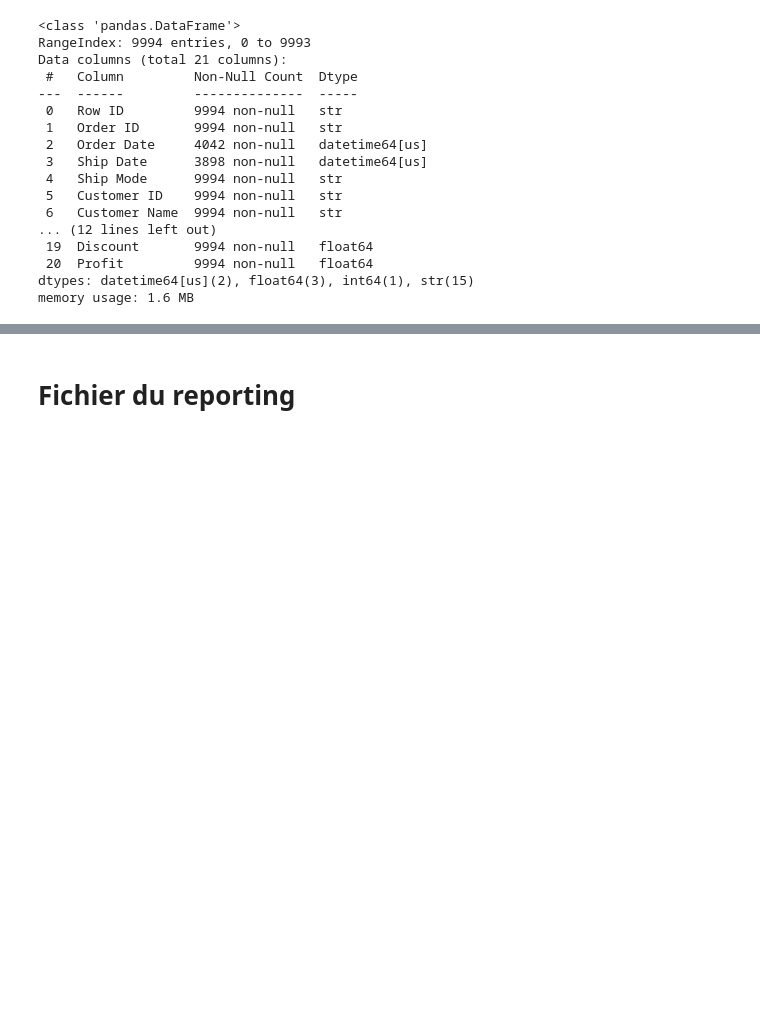
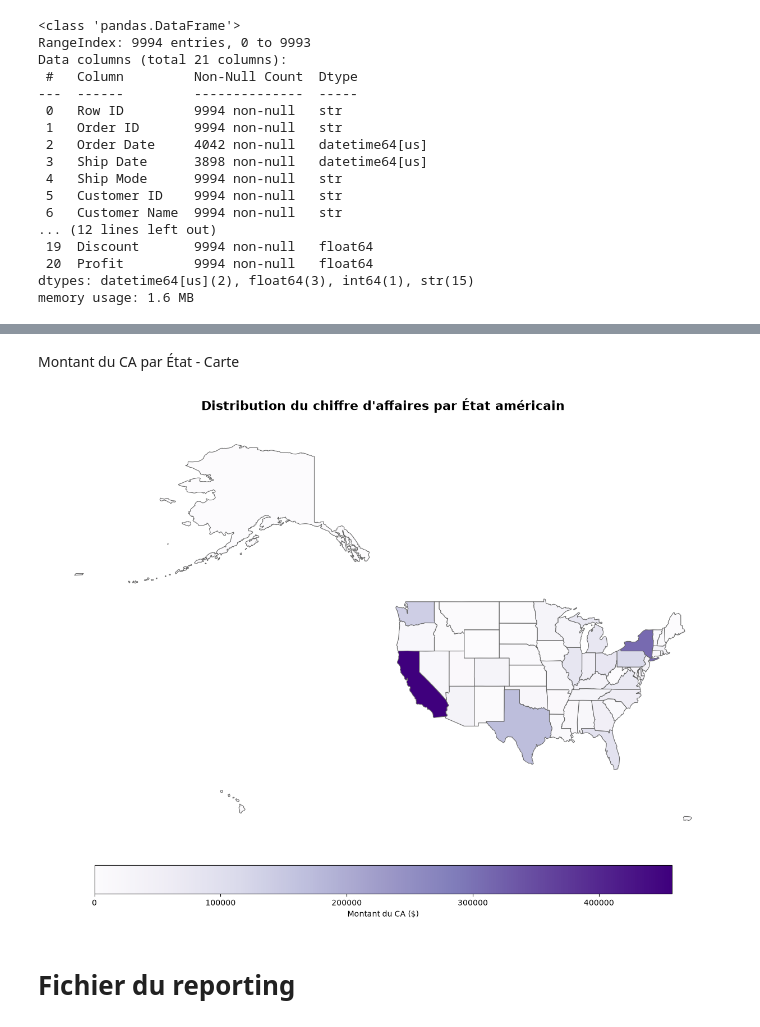
Before and after one commit to Oscar-Cnam/projet_openpyxl_superstore, a Jupyter notebook: notebooks/notebook.ipynb, the cells around one changed output, grey strips where cells are left out. Drawn from its saved outputs; the diff is of its cells as text; code cells hidden in the pictures; blank space fills up the shorter version.

```diff
--- a/notebooks/notebook.ipynb
+++ b/notebooks/notebook.ipynb
@@ -92,3 +123,40 @@ memory usage: 1.6 MB
+# %% [markdown]
+Montant du CA par État - Carte
+# %%
+import matplotlib.pyplot as plt
+import pandas as pd
+
+# Préparation des données
+state_data = dataset.groupby('State').agg(
+    Total_Ventes=('Sales', 'sum')
+).reset_index()
+
+# Charger le fond de carte des USA
+usa_url = "https://raw.githubusercontent.com/PublicaMundi/MappingAPI/master/data/geojson/us-states.json"
+usa_map = gpd.read_file(usa_url)
+usa_map = usa_map.rename(columns={'name': 'State'})
+
+# Fusionner la carte et les ventes
+merged = usa_map.merge(state_data, on='State', how='left')
+merged['Total_Ventes'] = merged['Total_Ventes'].fillna(0) # Gestion des États sans ventes
+
+# Tracer la carte du CA
+fig, ax = plt.subplots(1, 1, figsize=(15, 10))
+
+merged.plot(column='Total_Ventes',cmap='Purples', linewidth=0.8,ax=ax,edgecolor='0.4',legend=True,legend_kwds={
+    'label': "Montant du CA ($)",
+    'orientation': "horizontal",
+    'pad': 0.05,
+    'shrink': 0.7})
+
+# Titre et affichage
+ax.set_title("Distribution du chiffre d'affaires par État américain", fontsize=16, fontweight='bold', pad=20)
+ax.set_axis_off()
+
+plt.tight_layout()
+plt.show()
+# %% [output]
+[figure, added]
 # %% [markdown]
 # Fichier du reporting
 # %% [markdown]
```
Also changed, not shown: parts of 6 cells of this notebook, 2 other files.
